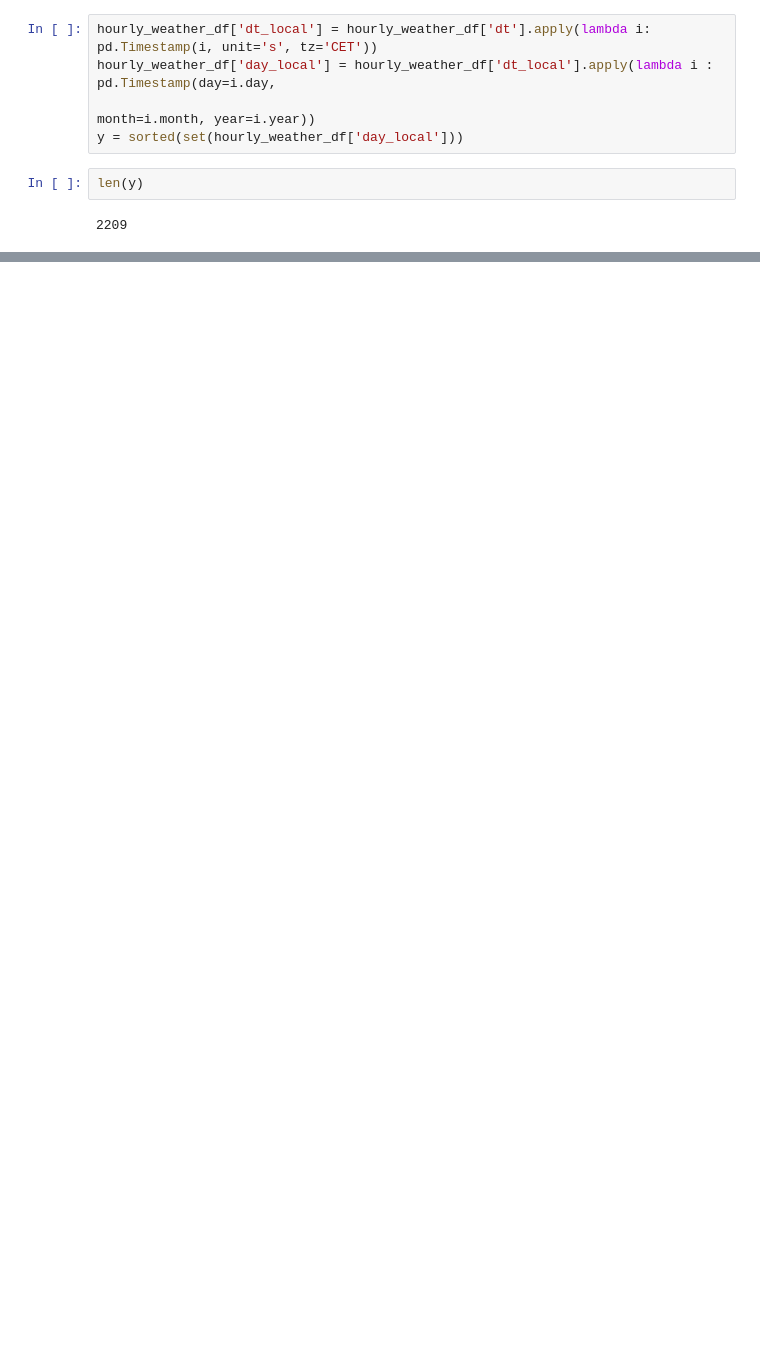
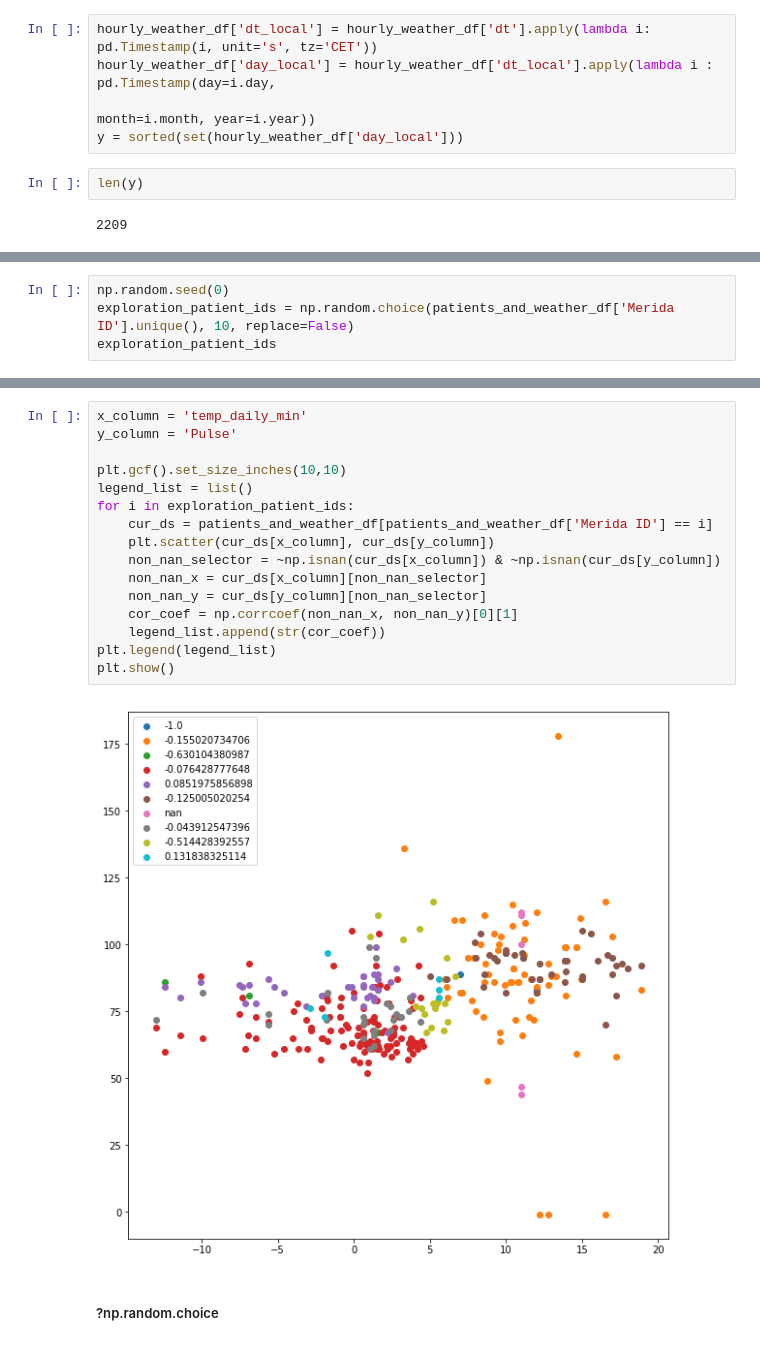
Before and after one commit to andreyboytsov/copd-data-processing, a Jupyter notebook: notebooks/Drafts.ipynb, the cells around one changed output, grey strips where cells are left out. Saved outputs shown, nothing was run; the diff lists cells and outputs as text; blank space fills up the shorter version.

```diff
--- a/notebooks/Drafts.ipynb
+++ b/notebooks/Drafts.ipynb
@@ -413,3 +412,7 @@ patients_and_weather_df['day_local']
 7394   2015-09-07
 7395   2015-09-07
 Name: day_local, Length: 7396, dtype: datetime64[ns]
+# %%
+np.random.seed(0)
+exploration_patient_ids = np.random.choice(patients_and_weather_df['Merida ID'].unique(), 10, replace=False)
+exploration_patient_ids
@@ -415,0 +433,20 @@ Name: day_local, Length: 7396, dtype: datetime64[ns]
+# %%
+x_column = 'temp_daily_min'
+y_column = 'Pulse'
+
+plt.gcf().set_size_inches(10,10)
+legend_list = list()
+for i in exploration_patient_ids:
+    cur_ds = patients_and_weather_df[patients_and_weather_df['Merida ID'] == i]
+    plt.scatter(cur_ds[x_column], cur_ds[y_column])
+    non_nan_selector = ~np.isnan(cur_ds[x_column]) & ~np.isnan(cur_ds[y_column])
+    non_nan_x = cur_ds[x_column][non_nan_selector]
+    non_nan_y = cur_ds[y_column][non_nan_selector]
+    cor_coef = np.corrcoef(non_nan_x, non_nan_y)[0][1]
+    legend_list.append(str(cor_coef))
+plt.legend(legend_list)
+plt.show()
+# %% [output]
+[figure, added]
+# %% [markdown]
+##### ?np.random.choice
```
Also changed, not shown: parts of 8 cells of this notebook, 2 other files.
